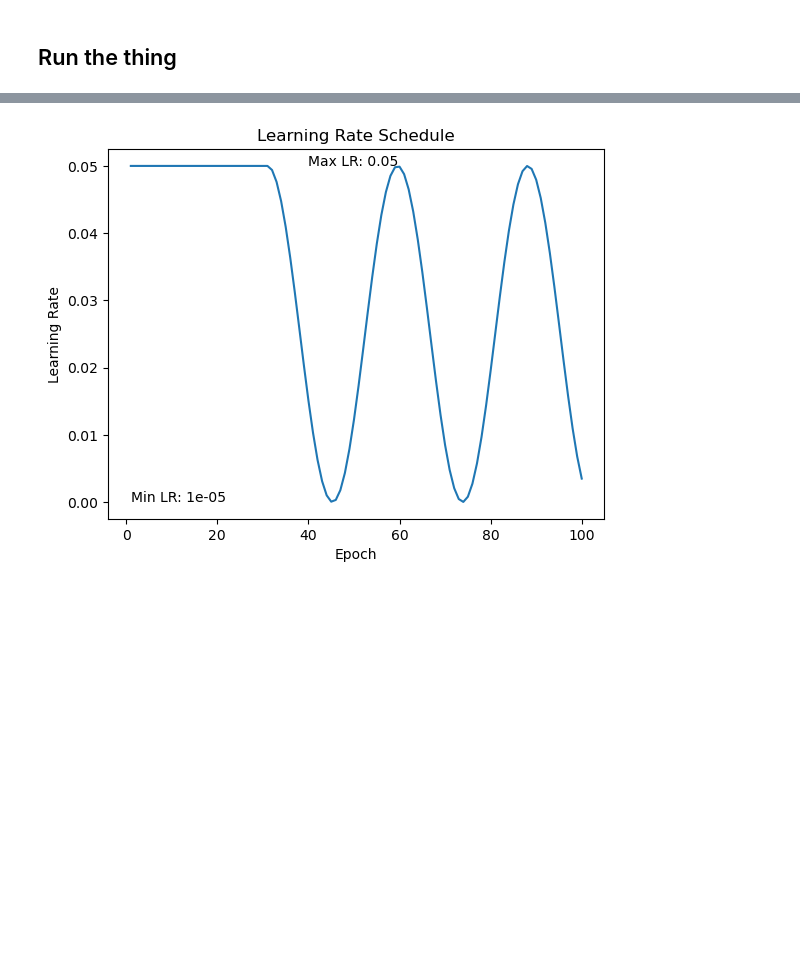
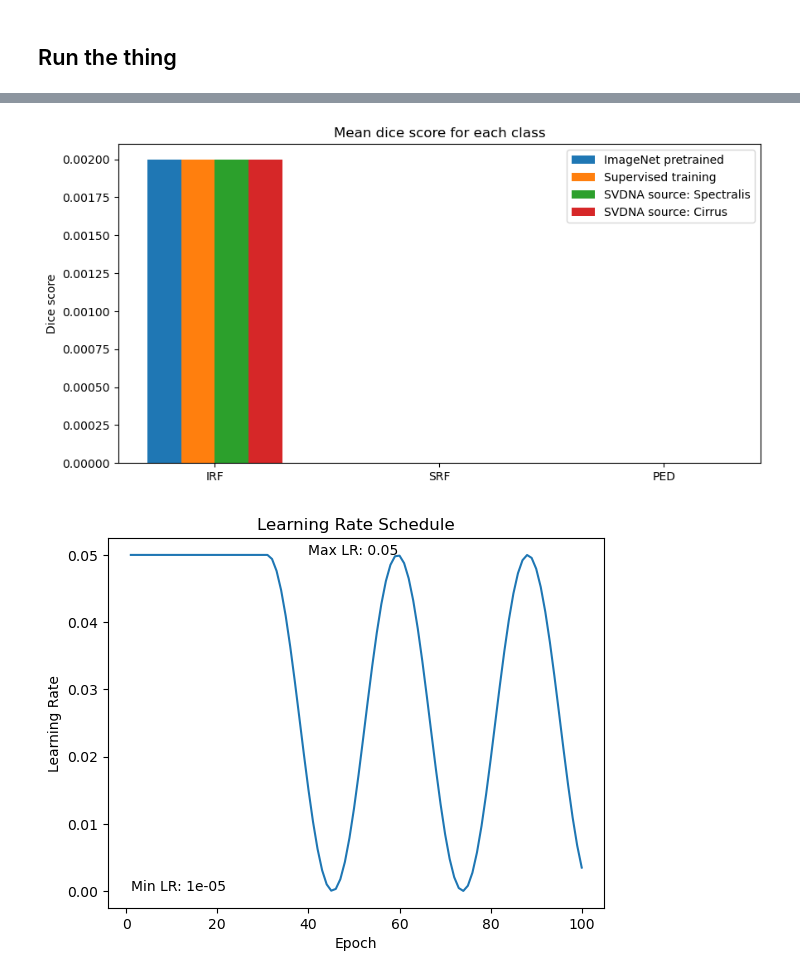
Before and after one commit to moritsih/OPTIMA_SeminarPractical, a Jupyter notebook: practical/main.ipynb, the cells around one changed output, grey strips where cells are left out. Drawn from its saved outputs; the diff is of its cells as text; code cells hidden in the pictures; blank space fills up the shorter version.

```diff
--- a/practical/main.ipynb
+++ b/practical/main.ipynb
@@ -342,0 +400,12 @@ for i in range(4):
+# %%
+model = load_model(model, cfg.model_path / 'model_imagenet_pretrained.pth')
+table.append(make_results_table(model, val_dataset, cfg.device, cfg, 'ImageNet pretrained'))
+
+model = load_model(model, cfg.model_path / 'model_imagenet_pretrained.pth')
+table.append(make_results_table(model, val_dataset, cfg.device, cfg, 'Supervised training'))
+
+model = load_model(model, cfg.model_path / 'model_imagenet_pretrained.pth')
+table.append(make_results_table(model, val_dataset, cfg.device, cfg, 'SVDNA source: Spectralis'))
+
+model = load_model(model, cfg.model_path / 'model_imagenet_pretrained.pth')
+table.append(make_results_table(model, val_dataset, cfg.device, cfg, 'SVDNA source: Cirrus'))
@@ -343,3 +424,24 @@ for i in range(4):
+# %%
+# make a barplot with three bars, one for each class
+
+fig, ax = plt.subplots(figsize=(10, 5))
+
+x = np.arange(3)
+width = 0.15
+
+for i, model in enumerate(table[1:]):
+    ax.bar(x + i*width, model[1:], 0.15, label=model[0])
+
+ax.set_xticks(x + width*1.5)
+#ax.set_yticks(np.arange(0, 1.1, 0.1))
+ax.set_xticklabels(['IRF', 'SRF', 'PED'])
+ax.set_ylabel('Dice score')
+ax.set_title('Mean dice score for each class')
+
+ax.legend()
+plt.show()
+# %% [output]
+[figure, added]
 # %%
 def plot_lr(optimizer, scheduler, num_steps):
 
```
Also changed, not shown: parts of 8 cells of this notebook, 2 other files.
